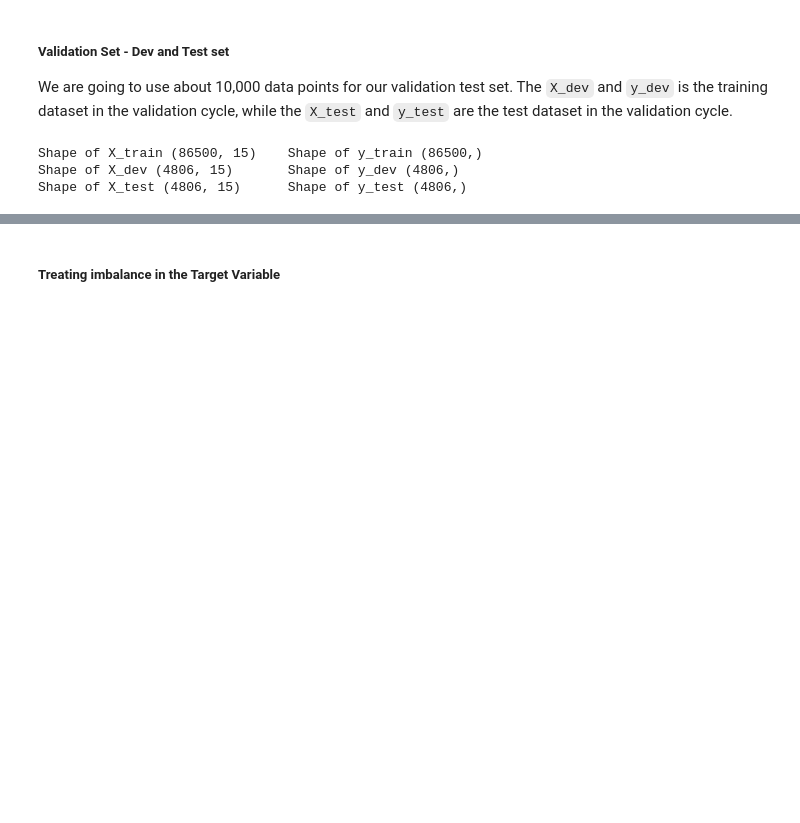
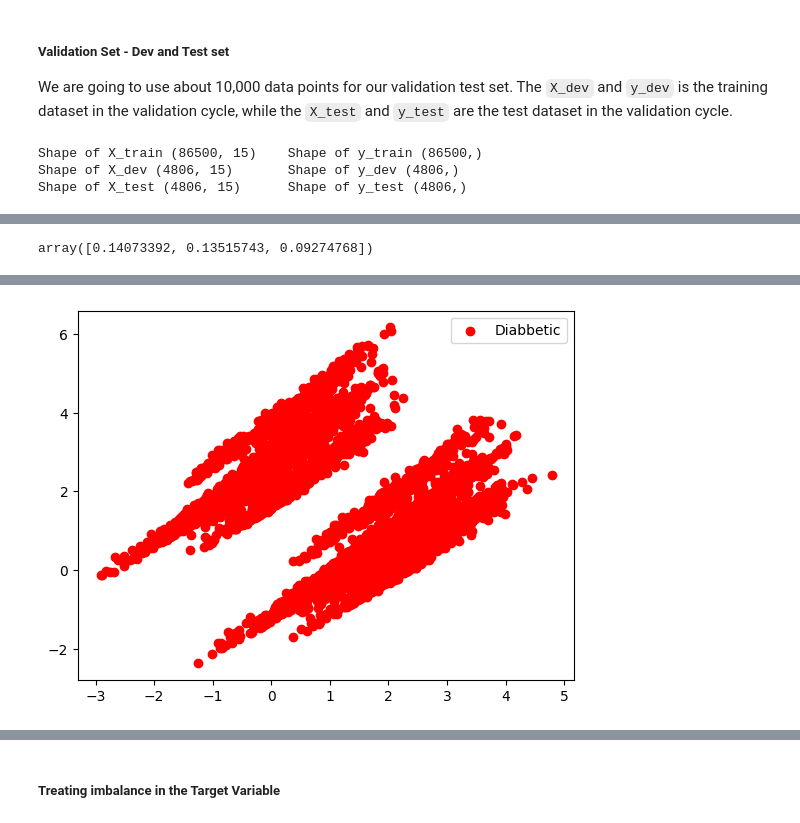
Before and after one commit to AISaturdaysLagos/Cohort8-Team-Template, a Jupyter notebook: app/server/notebook/base_model.ipynb, the cells around one changed output, grey strips where cells are left out. Cells and saved outputs as stored; diff of their text form; code cells hidden in the pictures; blank space fills up the shorter version.

```diff
--- a/app/server/notebook/base_model.ipynb
+++ b/app/server/notebook/base_model.ipynb
@@ -276,0 +280,5 @@ Shape of X_test (4806, 15)      Shape of y_test (4806,)
+# %%
+from sklearn.preprocessing import StandardScaler
+# Normalizing train features for training model.
+scaler = StandardScaler().fit(X_train)
+X_train_scaled_temp = scaler.transform(X_train)
@@ -276,0 +290,2 @@ Shape of X_test (4806, 15)      Shape of y_test (4806,)
+# %%
+mask_true = y_train == 1.0
@@ -276,0 +308,21 @@ Shape of X_test (4806, 15)      Shape of y_test (4806,)
+# %%
+pca.explained_variance_ratio_
+# %% [output]
+array([0.14073392, 0.13515743, 0.09274768])
+# %%
+pca = PCA(2)
+projected = pca.fit_transform(X_train_scaled_temp)
+# %%
+%matplotlib inline
+
+fig = plt.figure()
+
+ax = fig.add_subplot()
+
+ax.scatter(projected[mask_true,0], projected[mask_true,1], c='red', label='Diabbetic')
+#ax.scatter(projected[~mask_true,0], projected[~mask_true,1], c='blue', label='Non Diabetic')
+
+plt.legend()
+
+plt.show()
+# %% [output]
@@ -276,0 +331 @@ Shape of X_test (4806, 15)      Shape of y_test (4806,)
+[figure, added]
```
Also changed, not shown: parts of 20 cells of this notebook.
